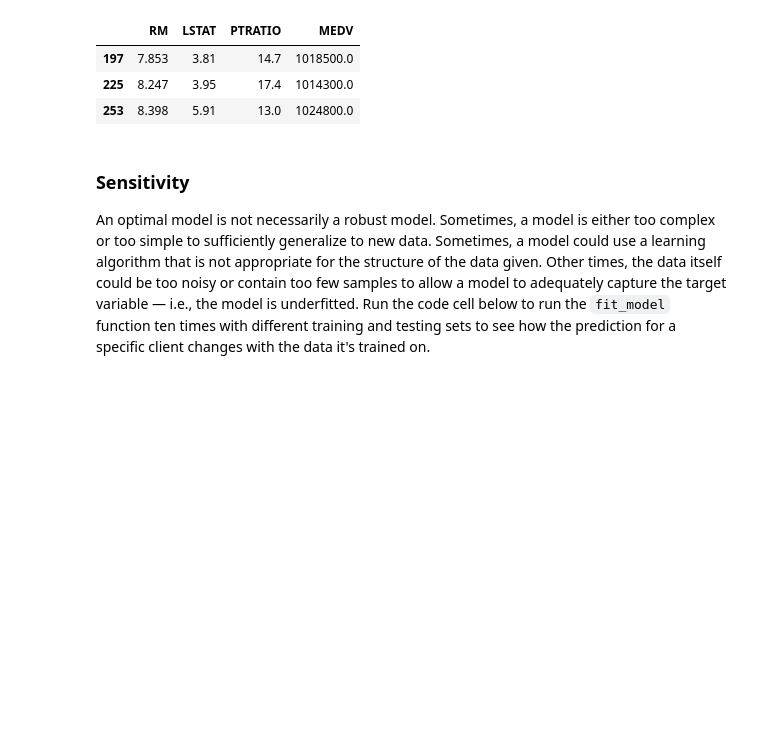
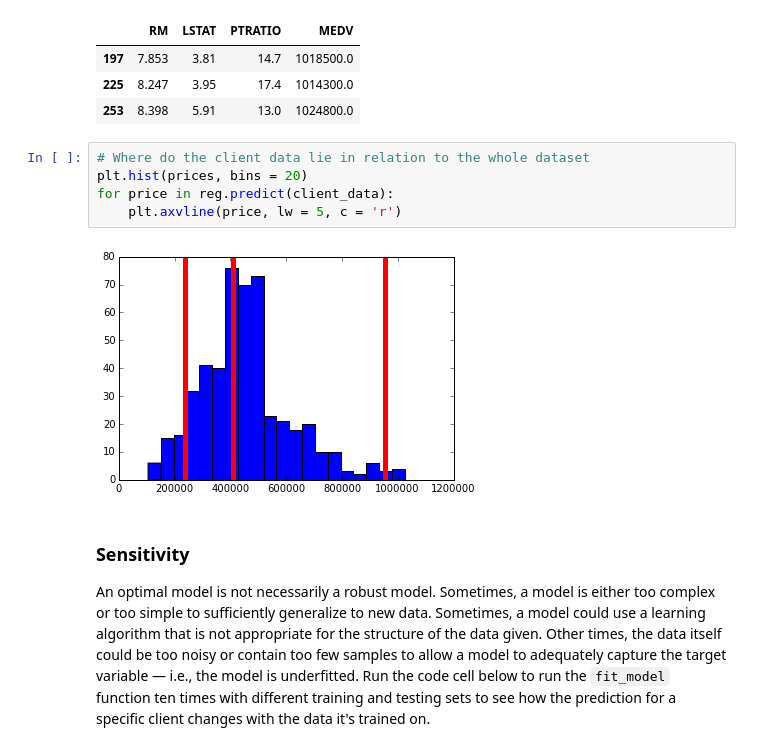
Before and after one commit to vsivathanu/boston-housing-prices, a Jupyter notebook: boston_housing.ipynb, the cells around one changed output. Saved outputs shown, nothing was run; the diff lists cells and outputs as text; blank space fills up the shorter version.

```diff
--- a/boston_housing.ipynb
+++ b/boston_housing.ipynb
@@ -387,6 +400,13 @@ data[data.MEDV > 1e6]
 | 197 | 7.853 | 3.81 | 14.7 | 1018500.0 |
 | 225 | 8.247 | 3.95 | 17.4 | 1014300.0 |
 | 253 | 8.398 | 5.91 | 13.0 | 1024800.0 |
+# %%
+# Where do the client data lie in relation to the whole dataset
+plt.hist(prices, bins = 20)
+for price in reg.predict(client_data):
+    plt.axvline(price, lw = 5, c = 'r')
+# %% [output]
+[figure, added]
 # %% [markdown]
 ### Sensitivity
 An optimal model is not necessarily a robust model. Sometimes, a model is either too complex or too simple to sufficiently generalize to new data. Sometimes, a model could use a learning algorithm that is not appropriate for the structure of the data given. Other times, the data itself could be too noisy or contain too few samples to allow a model to adequately capture the target variable — i.e., the model is underfitted. Run the code cell below to run the `fit_model` function ten times with different training and testing sets to see how the prediction for a specific client changes with the data it's trained on.
```
Also changed, not shown: parts of 7 cells of this notebook, 1 other file.
